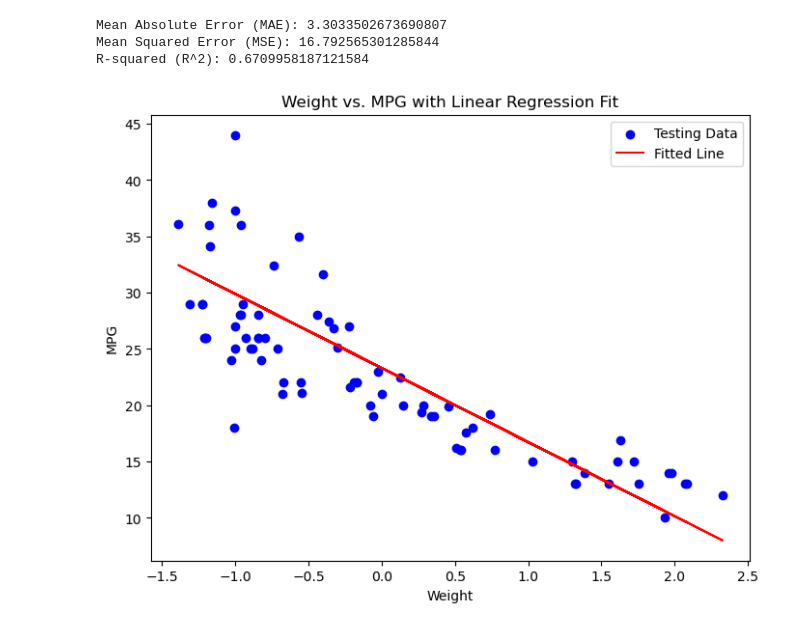
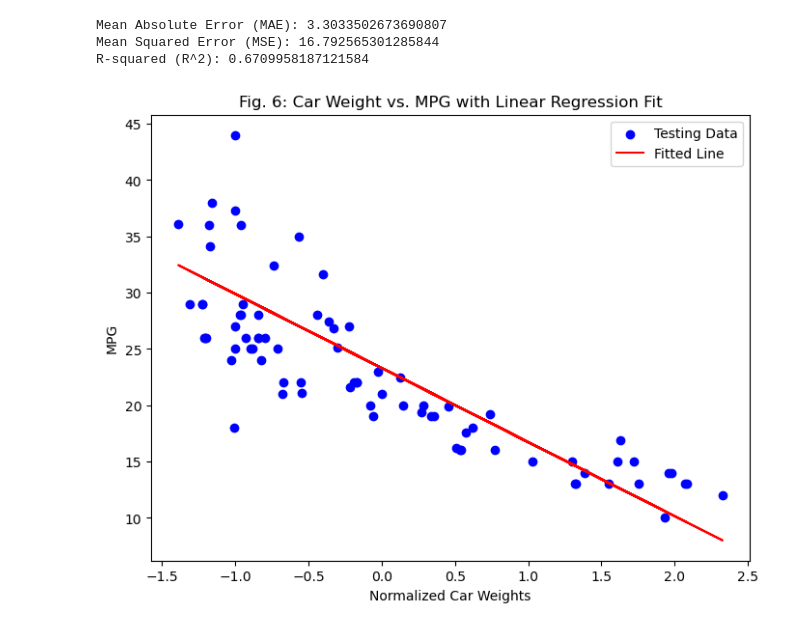
Before and after one commit to harisappidi/Machine-Learning-Projects, a Jupyter notebook: Simple-Linear-Regression/Simple Linear Regression.ipynb, the cells around one changed output. Drawn from its saved outputs; the diff is of its cells as text; code cells hidden in the pictures.

```diff
--- a/Simple-Linear-Regression/Simple Linear Regression.ipynb
+++ b/Simple-Linear-Regression/Simple Linear Regression.ipynb
@@ -434,11 +429,11 @@ R-squared (R^2): 0.6709958187121584
 # %%
 plt.figure(figsize=(8, 6))
 plt.scatter(X_test, y_test, color='blue', label='Testing Data')
 plt.plot(X_test, y_test_pred, color='red', label='Fitted Line')
-plt.xlabel('Weight')
+plt.xlabel('Normalized Car Weights')
 plt.ylabel('MPG')
-plt.title('Weight vs. MPG with Linear Regression Fit')
+plt.title('Fig. 6: Car Weight vs. MPG with Linear Regression Fit')
 plt.legend()
 plt.show()
 # %% [output]
-[figure, old version]
+[figure, new version]
```
Also changed, not shown: parts of 6 cells of this notebook, 1 other file.
